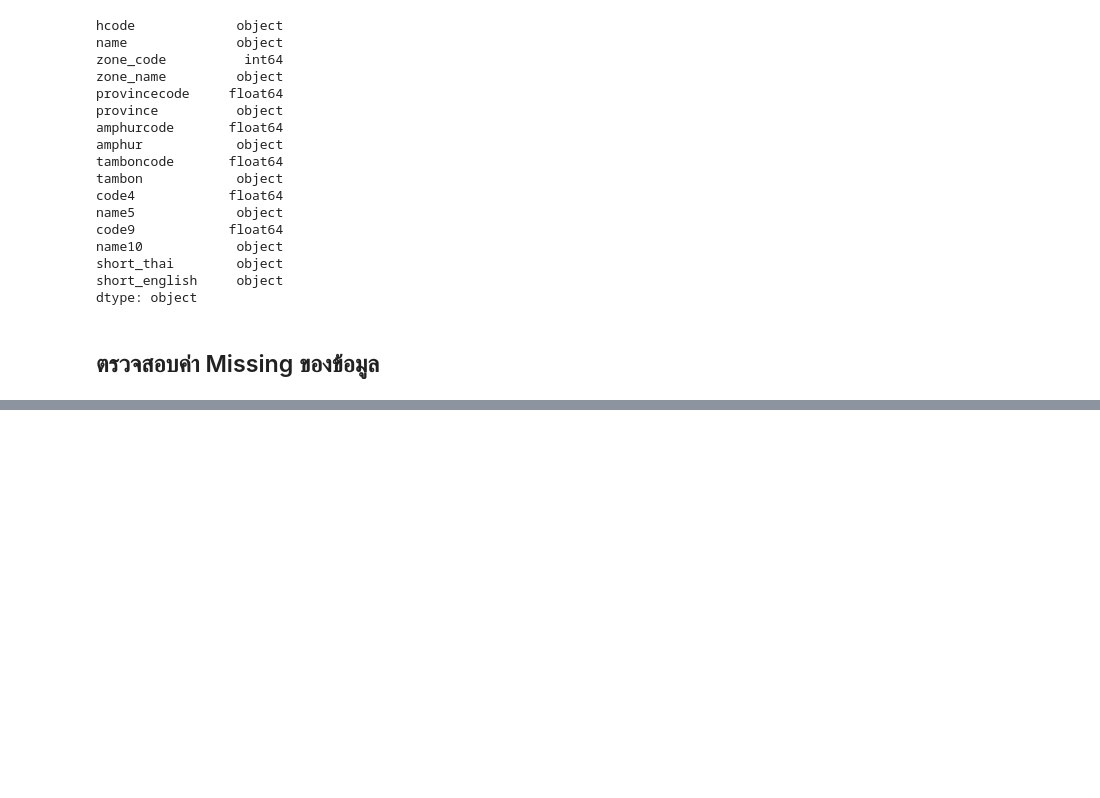
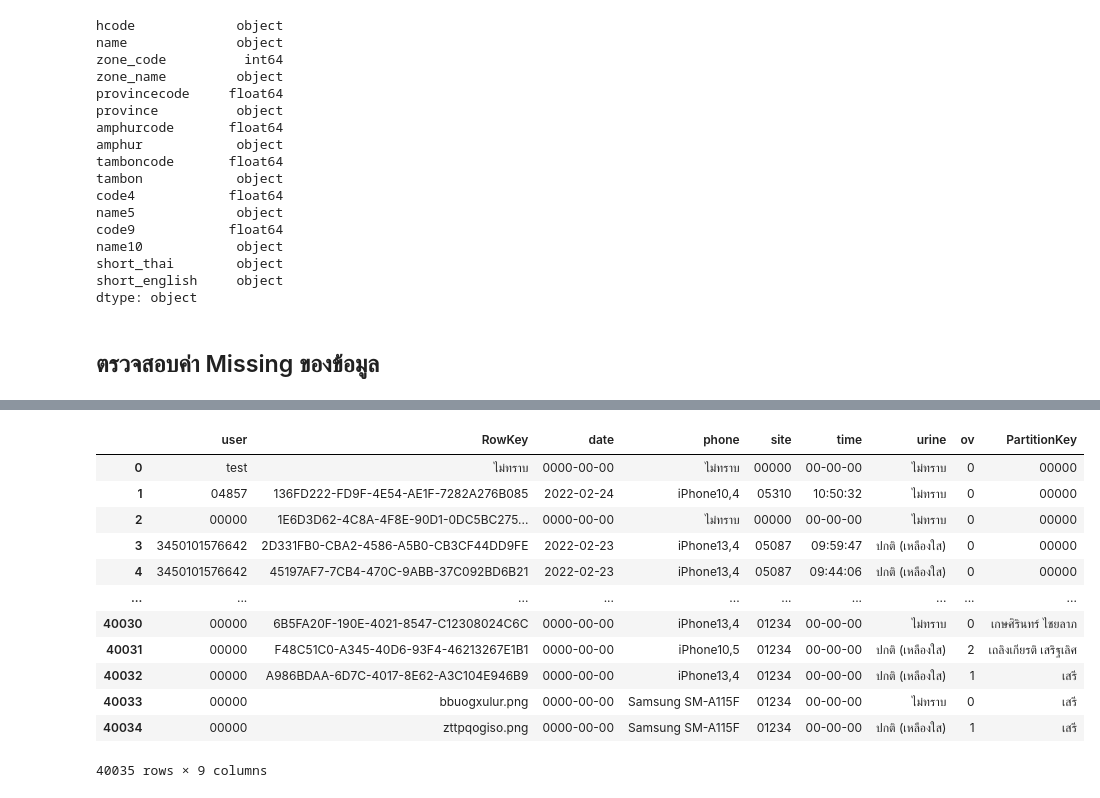
Before and after one commit to Jiraporn-klobrat/data_viz_2022, a Jupyter notebook: Final_Exam.ipynb, the cells around one changed output, grey strips where cells are left out. Saved outputs shown, nothing was run; the diff lists cells and outputs as text; code cells hidden in the pictures; blank space fills up the shorter version.

```diff
--- a/Final_Exam.ipynb
+++ b/Final_Exam.ipynb
@@ -157,0 +187,17 @@ dtype: object
+# %%
+data_updated = data_alldb_df.fillna(value={'user':'00000','RowKey':'ไม่ทราบ','date':'0000-00-00','phone':'ไม่ทราบ','site':'00000','time':'00-00-00','urine':'ไม่ทราบ','ov':'0','PartitionKey':'00000'}) #แทน missing ด้วยค่าที่เหมาะสม จากตาราง data5
+data_updated # แสดงตาราง data_alldb_updated
+# %% [output]
+|  | user | RowKey | date | phone | site | time | urine | ov | PartitionKey |
+| 0 | test | ไม่ทราบ | 0000-00-00 | ไม่ทราบ | 00000 | 00-00-00 | ไม่ทราบ | 0 | 00000 |
+| 1 | 04857 | 136FD222-FD9F-4E54-AE1F-7282A276B085 | 2022-02-24 | iPhone10,4 | 05310 | 10:50:32 | ไม่ทราบ | 0 | 00000 |
+| 2 | 00000 | 1E6D3D62-4C8A-4F8E-90D1-0DC5BC275... | 0000-00-00 | ไม่ทราบ | 00000 | 00-00-00 | ไม่ทราบ | 0 | 00000 |
+| 3 | 3450101576642 | 2D331FB0-CBA2-4586-A5B0-CB3CF44DD9FE | 2022-02-23 | iPhone13,4 | 05087 | 09:59:47 | ปกติ (เหลืองใส) | 0 | 00000 |
+| 4 | 3450101576642 | 45197AF7-7CB4-470C-9ABB-37C092BD6B21 | 2022-02-23 | iPhone13,4 | 05087 | 09:44:06 | ปกติ (เหลืองใส) | 0 | 00000 |
+| ... | ... | ... | ... | ... | ... | ... | ... | ... | ... |
+| 40030 | 00000 | 6B5FA20F-190E-4021-8547-C12308024C6C | 0000-00-00 | iPhone13,4 | 01234 | 00-00-00 | ไม่ทราบ | 0 | เกษศิรินทร์ ไชยลาภ |
+| 40031 | 00000 | F48C51C0-A345-40D6-93F4-46213267E1B1 | 0000-00-00 | iPhone10,5 | 01234 | 00-00-00 | ปกติ (เหลืองใส) | 2 | เถลิงเกียรติ เสริฐเลิศ |
+| 40032 | 00000 | A986BDAA-6D7C-4017-8E62-A3C104E946B9 | 0000-00-00 | iPhone13,4 | 01234 | 00-00-00 | ปกติ (เหลืองใส) | 1 | เสรี |
+| 40033 | 00000 | bbuogxulur.png | 0000-00-00 | Samsung SM-A115F | 01234 | 00-00-00 | ไม่ทราบ | 0 | เสรี |
+| 40034 | 00000 | zttpqogiso.png | 0000-00-00 | Samsung SM-A115F | 01234 | 00-00-00 | ปกติ (เหลืองใส) | 1 | เสรี |
+40035 rows × 9 columns
```
Also changed, not shown: parts of 11 cells of this notebook.
